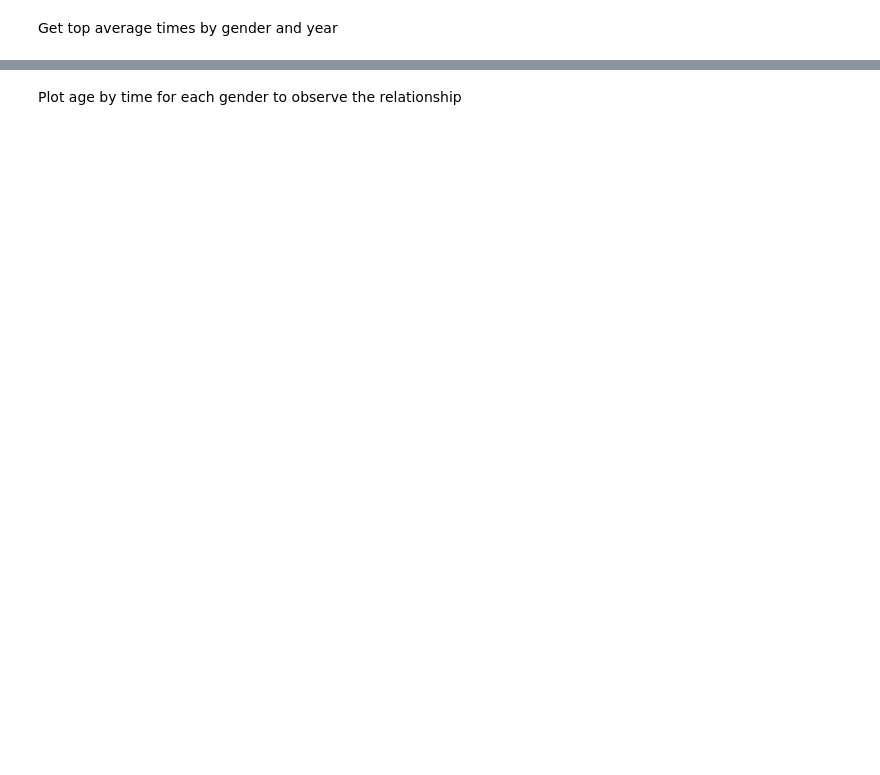
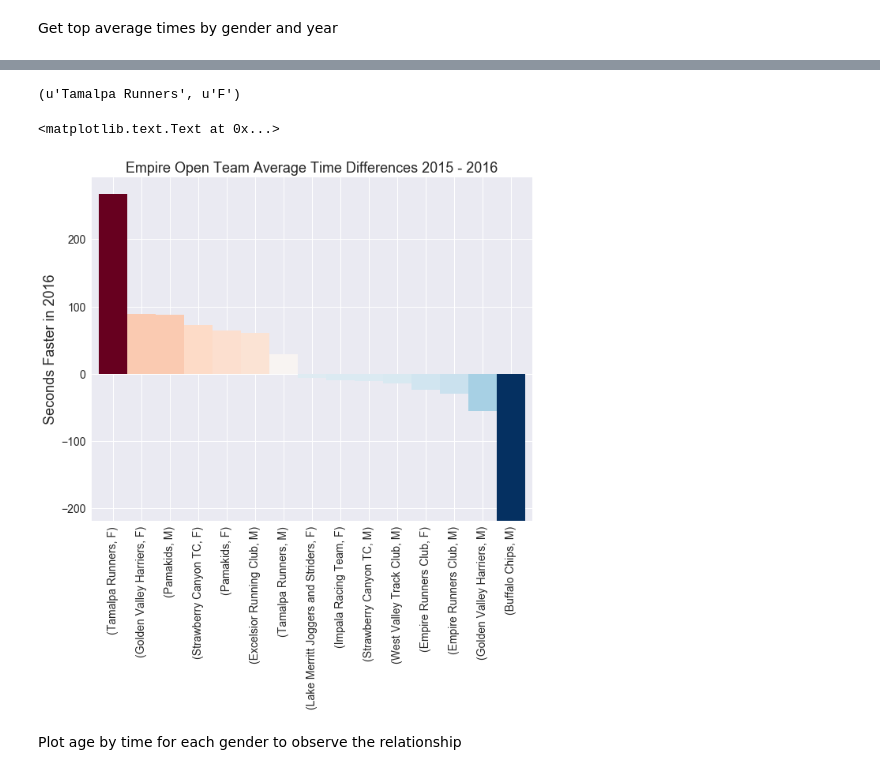
Before and after one commit to agaidus/web_scraping_race_results, a Jupyter notebook: Extract and Visualize Race Results.ipynb, the cells around one changed output, grey strips where cells are left out. Drawn from its saved outputs; the diff is of its cells as text; code cells hidden in the pictures; blank space fills up the shorter version.

```diff
--- a/Extract and Visualize Race Results.ipynb
+++ b/Extract and Visualize Race Results.ipynb
@@ -221,0 +212,10 @@ got_slower.value_counts().plot(kind='pie', ax=ax, autopct='%1.1f%%', startangle=
+# %%
+#find out which people are on a full team
+group_cols = ['Team','Gender','Year']
+full_team = (df.groupby(group_cols)['Name'].transform('size')>=5) & (df.Team<>'UNATTACHED')
+
+#get the times of the top 5 in each team, year, gender in cases where there are at least 5
+top5 = df[full_team].groupby(group_cols)['Time'].nsmallest(5).reset_index()
+
+#number of complete teams in each year
+top5.groupby(['Gender','Year'])['Team'].apply(lambda x:len(x.unique()))
@@ -221,0 +229,7 @@ got_slower.value_counts().plot(kind='pie', ax=ax, autopct='%1.1f%%', startangle=
+# %%
+#get average times by year and gender for each team
+avg_times = pd.crosstab(top5.Team, [top5.Gender, top5.Year], values = top5.Time, aggfunc=lambda x:x.sum()/float(len(x)))
+avg_times.columns.names=[None,None]
+avg_times.index.names=[None]
+avg_times=avg_times.sort_index(ascending=False)
+avg_times
@@ -222,3 +271,23 @@ got_slower.value_counts().plot(kind='pie', ax=ax, autopct='%1.1f%%', startangle=
+# %%
+team_time_compare = avg_times.stack(level=0).dropna()
+seconds_faster = (team_time_compare[2016].dt.seconds - team_time_compare[2015].dt.seconds).sort_values(ascending=False)
+print seconds_faster.idxmax()
+#team_time_compare.reindex(seconds_faster.index)
+#seconds_faster = (team_time_compare[2016] - team_time_compare[2015]).sort_values(ascending=False)
+# %% [output]
+(u'Tamalpa Runners', u'F')
+# %%
+cmap = get_cmap('RdBu')
+norm_data = 1-(seconds_faster-seconds_faster.min())/(seconds_faster.max()-seconds_faster.min())
+colors = [cmap(pct) for pct in norm_data]
+
+fig, ax = plt.subplots(figsize=(10,8))
+seconds_faster.plot(kind='bar', ax=ax, fontsize=14, color=colors, width=1)
+ax.set_title('Empire Open Team Average Time Differences 2015 - 2016',fontsize=18)
+ax.set_ylabel('Seconds Faster in 2016', fontsize=18)
+# %% [output]
+<matplotlib.text.Text at 0x...>
+[figure, added]
 # %% [markdown]
 Plot age by time for each gender to observe the relationship
 # %%
```
Also changed, not shown: parts of 46 cells of this notebook, 3 other files.
